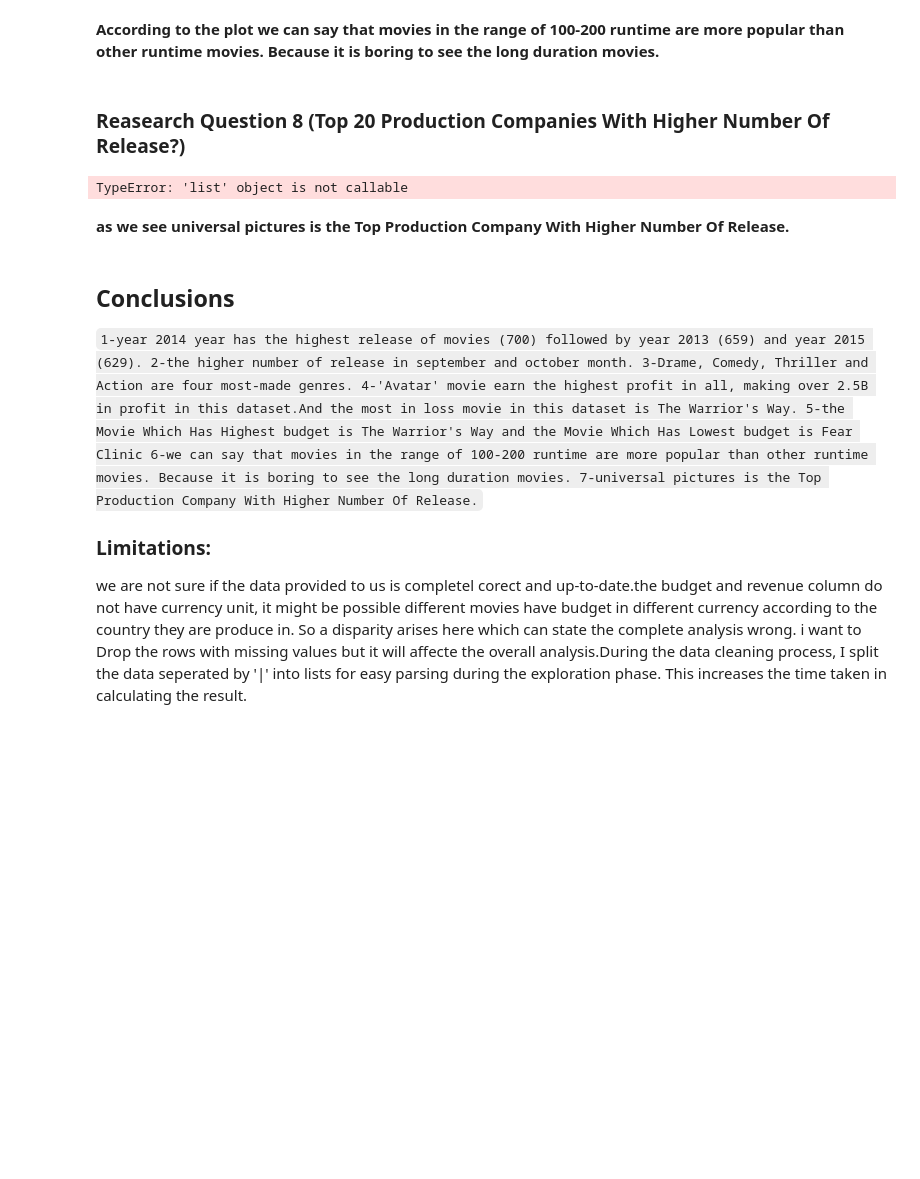
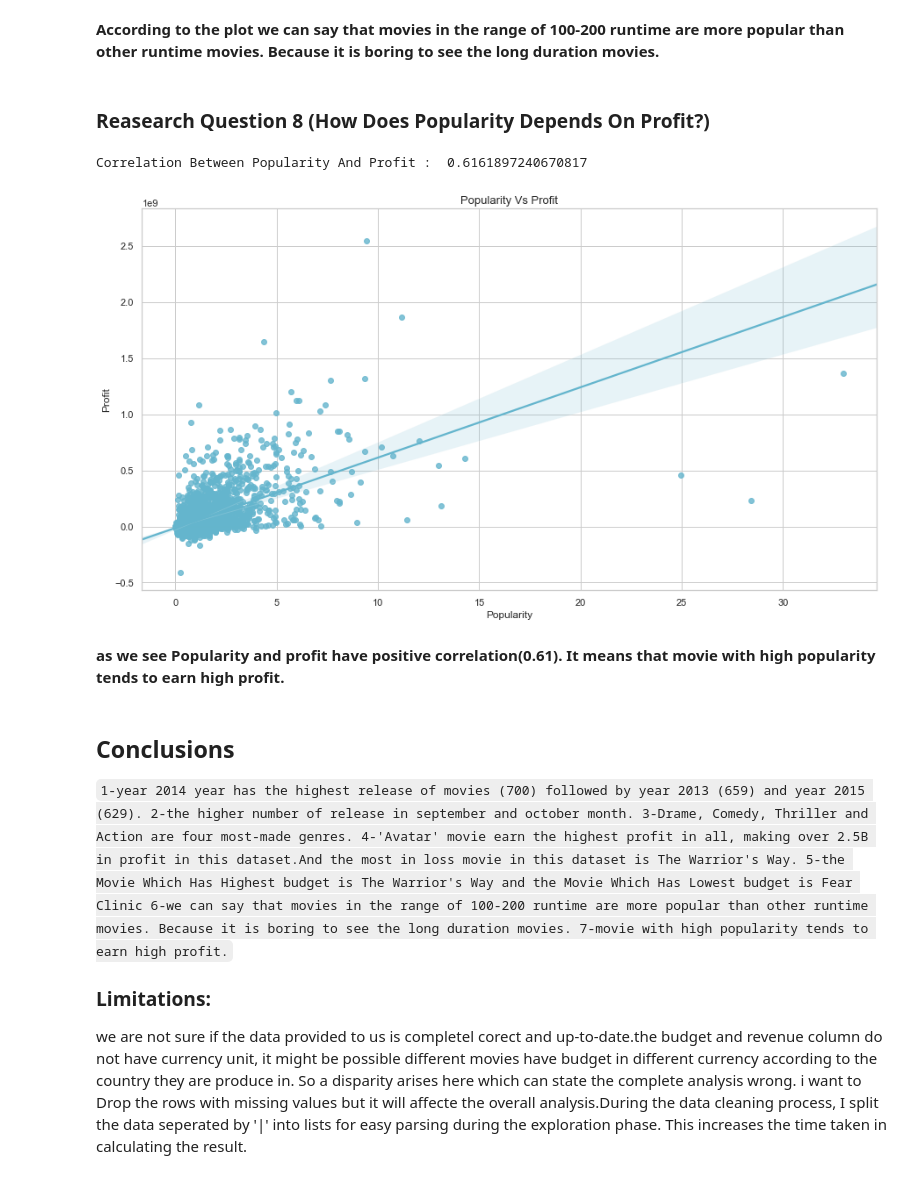
Before and after one commit to Ibrahim-yousseef/Investigate-a-Dataset-TMDB-Movie-Data-, a Jupyter notebook: investigate-a-dataset-template.ipynb, the cells around one changed output. Cells and saved outputs as stored; diff of their text form; code cells hidden in the pictures; blank space fills up the shorter version.

```diff
--- a/investigate-a-dataset-template.ipynb
+++ b/investigate-a-dataset-template.ipynb
@@ -413,21 +412,31 @@ sns.set_style("whitegrid")
 [figure]
 # %% [markdown]
 **According to the plot we can say that movies in the range of 100-200 runtime are more popular than other runtime movies. Because it is boring to see the long duration movies.**
-# %% [markdown]
-### Reasearch Question 8 (Top 20 Production Companies With Higher Number Of Release?)
-# %%
-#call the 'data' function which we made earlier for spiliing and counting genres.
-#it wiil count number of movies released by each production company.
-production_companies = data('production_companies')
-
-production_companies.iloc[:20].plot(kind='barh',figsize=(16,8),fontsize=13)
-plt.title("Production Companies Vs Number Of Movies",fontsize=15)
-plt.xlabel('Number Of Movies',fontsize=14)
-sns.set_style("whitegrid")
-# %% [output]
-TypeError: 'list' object is not callable
-# %% [markdown]
-**as we see universal pictures is the Top Production Company With Higher Number Of Release.**
+# %% [markdown]
+### Reasearch Question 8 (How Does Popularity Depends On Profit?)
+# %%
+df1['Profit'] = df1['revenue'] - df1['budget']
+
+ax = sns.regplot(x=df1['popularity'],y=df1['Profit'],color='c')
+
+#setup the title and the labels of the scatter plot.
+ax.set_title("Popularity Vs Profit",fontsize=13)
+ax.set_xlabel("Popularity",fontsize=12)
+ax.set_ylabel("Profit",fontsize=12)
+
+#setup the figure size.
+sns.set(rc={'figure.figsize':(6,4)})
+sns.set_style("whitegrid")
+
+#find the correlation between them.
+data_corr = df1.corr()
+
+print("Correlation Between Popularity And Profit : ",data_corr.loc['popularity','Profit'])
+# %% [output]
+Correlation Between Popularity And Profit :  0.6161897240670817
+[figure, added]
+# %% [markdown]
+**as we see Popularity and profit have positive correlation(0.61). It means that movie with high popularity tends to earn high profit.**
 # %% [markdown]
 <a id='conclusions'></a>
 ## Conclusions
@@ -438,7 +447,7 @@ TypeError: 'list' object is not callable
 4-'Avatar' movie earn the highest profit in all, making over 2.5B in profit in this dataset.And the most in loss movie in this dataset is The Warrior's Way.
 5-the Movie Which Has Highest budget is The Warrior's Way and the Movie Which Has Lowest budget is Fear Clinic
 6-we can say that movies in the range of 100-200 runtime are more popular than other runtime movies. Because it is boring to see the long duration movies.
-7-universal pictures is the Top Production Company With Higher Number Of Release.`
+7-movie with high popularity tends to earn high profit.`
 
 ### Limitations:
 we are not sure if the data provided to us is completel corect and up-to-date.the budget and revenue column do not have currency unit, it might be possible different movies have budget in different currency according to the country they are produce in. So a disparity arises here which can state the complete analysis wrong. i want to Drop the rows with missing values but it will affecte the overall analysis.During the data cleaning process, I split the data seperated by '|' into lists for easy parsing during the exploration phase. This increases the time taken in calculating the result.
```
Also changed, not shown: parts of 7 cells of this notebook.
